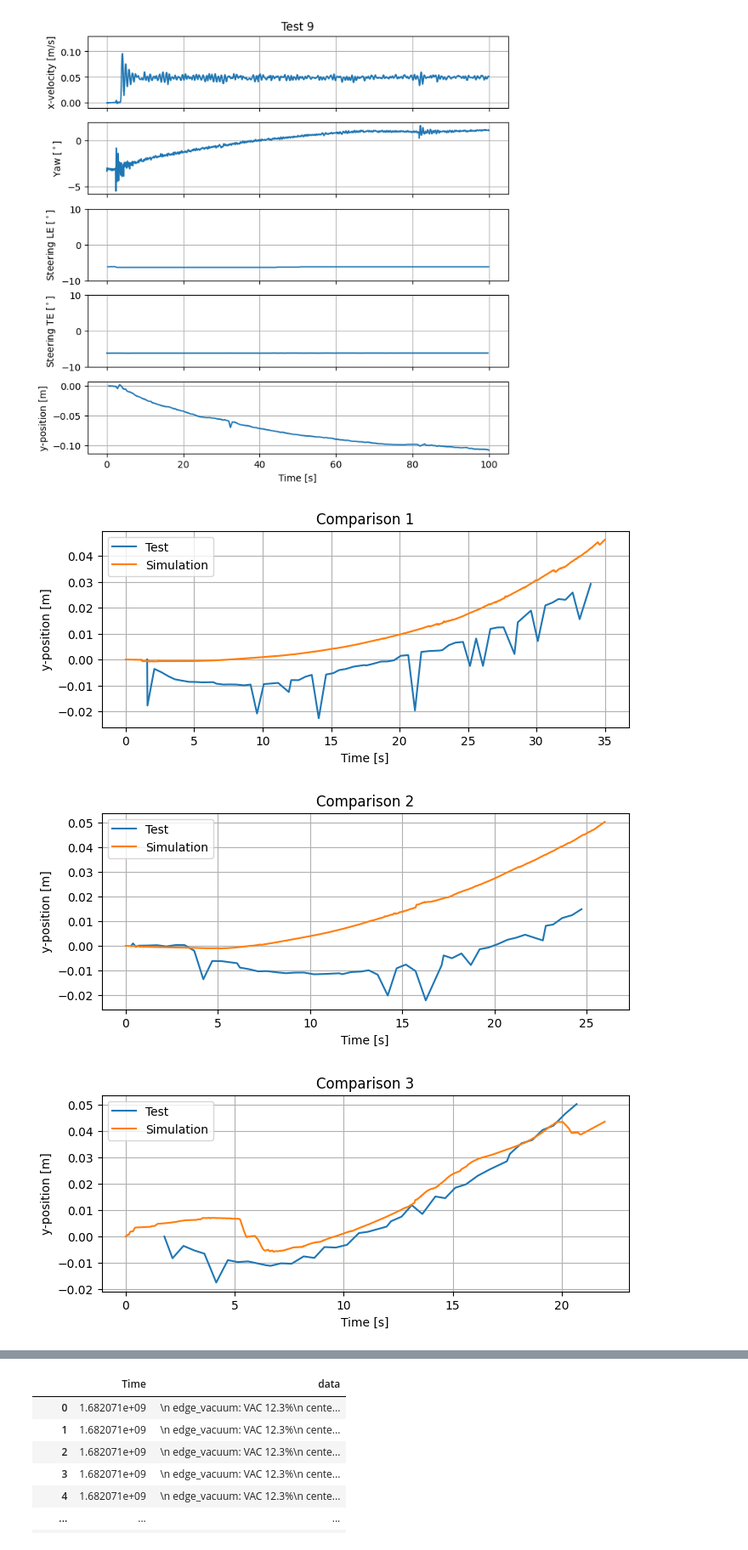
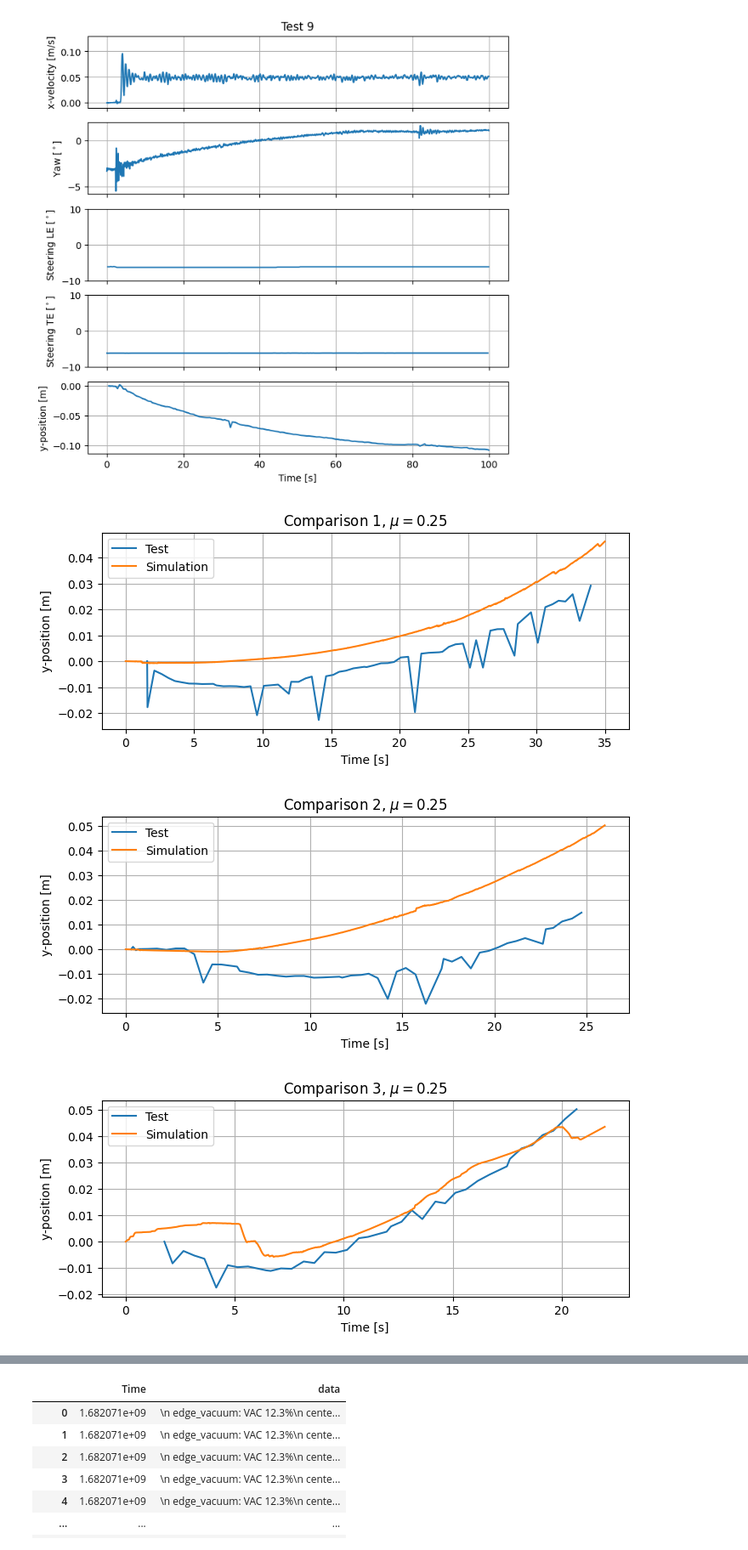
Before and after one commit to robotengineer123/RR-RobotSim, a Jupyter notebook: dataprocessing.ipynb, the cells around one changed output, grey strips where cells are left out. Shown at 85% size. Cells and saved outputs as stored; diff of their text form; code cells hidden in the pictures.

```diff
--- a/dataprocessing.ipynb
+++ b/dataprocessing.ipynb
@@ -136,6 +136,6 @@ df_odom = [df_odom_1, df_odom_2, df_odom_3, df_odom_4, df_odom_5, df_odom_6, df_
 df_joint = [df_joint_1, df_joint_2, df_joint_3, df_joint_4, df_joint_5, df_joint_6, df_joint_7, df_joint_8, df_joint_9]
 
 for i in range(0, n_sims):
-    df_plot(df_vel[i], df_yaw[i], df_odom[i], df_joint[i], title=f'Simulation {i+1}')
+    df_plot(df_vel[i], df_yaw[i], df_odom[i], df_joint[i], title=f'Simulation {i+1}, $\mu=0.25$')
     plt.savefig(f'plots/sim{i+1}.png', bbox_inches='tight')
 # %% [output]
@@ -297,9 +297,9 @@ def df_plot_y(t_start, t_end, df_le_dist_exp, df_odom_, title=''):
     ax.legend(["Test", "Simulation"])
 # %%
 for i in range(0,9):
-    df_plot_y(test_starts[i], test_ends[i], df_le_dist_exp, df_odom[i], title=f'Comparison {i+1}')
+    df_plot_y(test_starts[i], test_ends[i], df_le_dist_exp, df_odom[i], title=f'Comparison {i+1}, $\mu=0.25$')
     plt.savefig(f'plots/comparison{i+1}.png', bbox_inches='tight')
 # %% [output]
-[figure, old version]
+[figure, new version]
-[figure, old version]
+[figure, new version]
-[figure, old version]
+[figure, new version]
```
Also changed, not shown: parts of 10 cells of this notebook, 2 other files.
